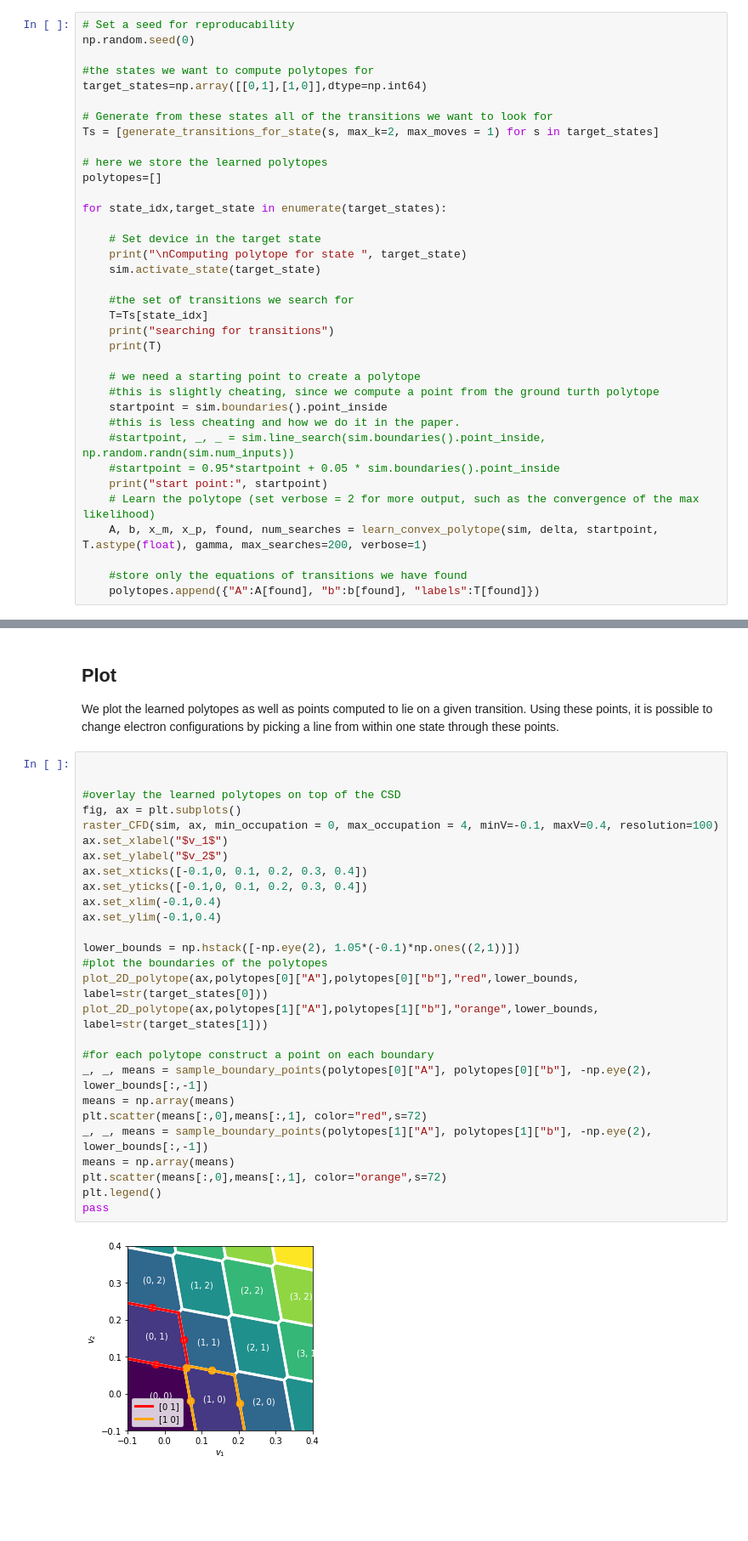
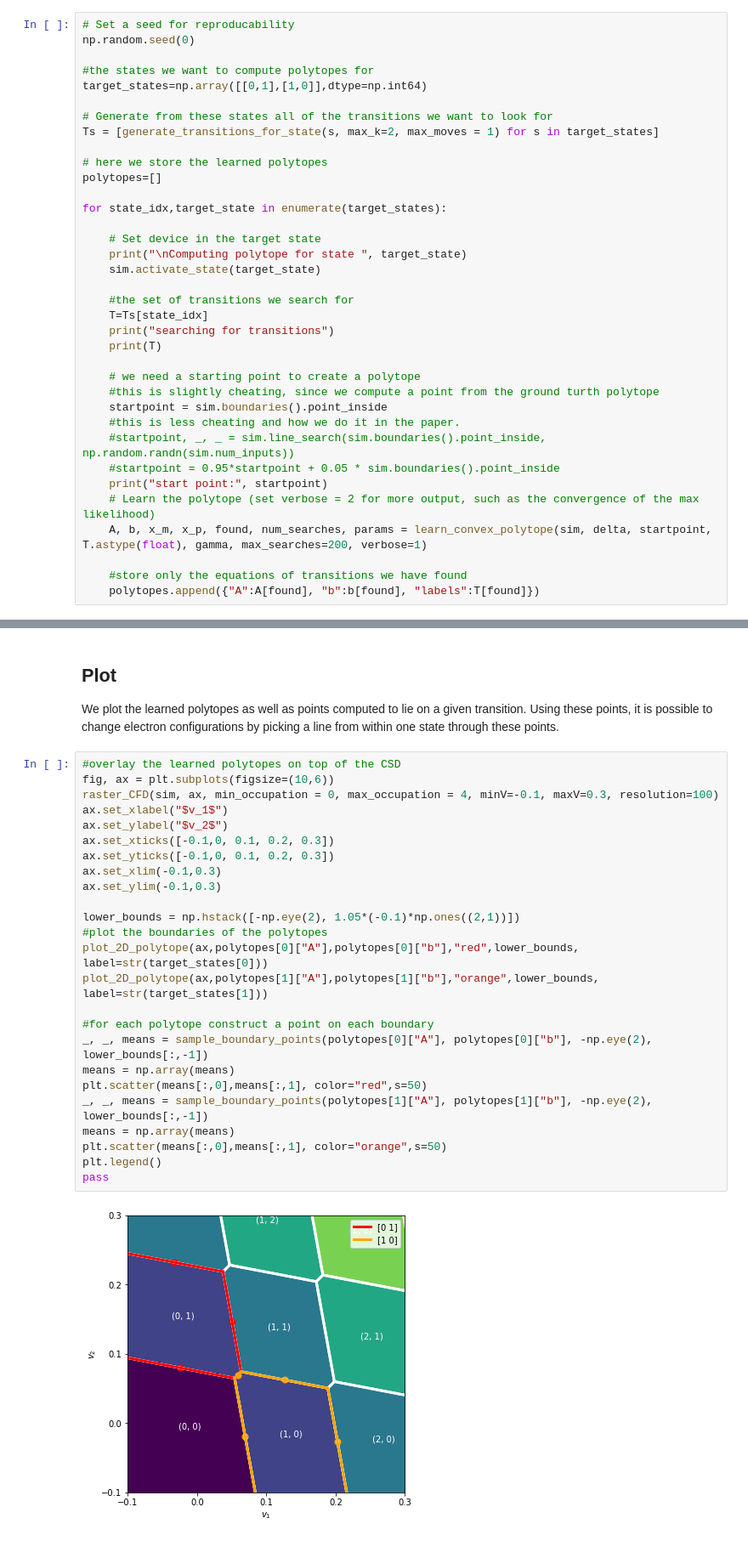
Before and after one commit to Ulfgard/quantum_polytopes, a Jupyter notebook: src/single_electron_pump.ipynb, the cells around one changed output, grey strips where cells are left out. Shown: that part at 85% size. Cells and saved outputs as stored; diff of their text form; blank space fills up the shorter version.

```diff
--- a/src/single_electron_pump.ipynb
+++ b/src/single_electron_pump.ipynb
@@ -235,7 +235,7 @@ for state_idx,target_state in enumerate(target_states):
     #startpoint = 0.95*startpoint + 0.05 * sim.boundaries().point_inside
     print("start point:", startpoint)
     # Learn the polytope (set verbose = 2 for more output, such as the convergence of the max likelihood)
-    A, b, x_m, x_p, found, num_searches = learn_convex_polytope(sim, delta, startpoint, T.astype(float), gamma, max_searches=200, verbose=1)
+    A, b, x_m, x_p, found, num_searches, params = learn_convex_polytope(sim, delta, startpoint, T.astype(float), gamma, max_searches=200, verbose=1)
 
     #store only the equations of transitions we have found
     polytopes.append({"A":A[found], "b":b[found], "labels":T[found]})
@@ -262,31 +262,29 @@ Number of transitions found: 4
 
 We plot the learned polytopes as well as points computed to lie on a given transition. Using these points, it is possible to change electron configurations by picking a line from within one state through these points.
 # %%
-
-
 #overlay the learned polytopes on top of the CSD
-fig, ax = plt.subplots()
-raster_CFD(sim, ax, min_occupation = 0, max_occupation = 4, minV=-0.1, maxV=0.4, resolution=100)
+fig, ax = plt.subplots(figsize=(10,6))
+raster_CFD(sim, ax, min_occupation = 0, max_occupation = 4, minV=-0.1, maxV=0.3, resolution=100)
 ax.set_xlabel("$v_1$")
 ax.set_ylabel("$v_2$")
-ax.set_xticks([-0.1,0, 0.1, 0.2, 0.3, 0.4])
-ax.set_yticks([-0.1,0, 0.1, 0.2, 0.3, 0.4])
-ax.set_xlim(-0.1,0.4)
-ax.set_ylim(-0.1,0.4)
+ax.set_xticks([-0.1,0, 0.1, 0.2, 0.3])
+ax.set_yticks([-0.1,0, 0.1, 0.2, 0.3])
+ax.set_xlim(-0.1,0.3)
+ax.set_ylim(-0.1,0.3)
 
 lower_bounds = np.hstack([-np.eye(2), 1.05*(-0.1)*np.ones((2,1))])
 #plot the boundaries of the polytopes
 plot_2D_polytope(ax,polytopes[0]["A"],polytopes[0]["b"],"red",lower_bounds, label=str(target_states[0]))
 plot_2D_polytope(ax,polytopes[1]["A"],polytopes[1]["b"],"orange",lower_bounds, label=str(target_states[1]))
 
 #for each polytope construct a point on each boundary
 _, _, means = sample_boundary_points(polytopes[0]["A"], polytopes[0]["b"], -np.eye(2), lower_bounds[:,-1])
 means = np.array(means)
-plt.scatter(means[:,0],means[:,1], color="red",s=72)
+plt.scatter(means[:,0],means[:,1], color="red",s=50)
 _, _, means = sample_boundary_points(polytopes[1]["A"], polytopes[1]["b"], -np.eye(2), lower_bounds[:,-1])
 means = np.array(means)
-plt.scatter(means[:,0],means[:,1], color="orange",s=72)
+plt.scatter(means[:,0],means[:,1], color="orange",s=50)
 plt.legend()
 pass
 # %% [output]
-[figure, old version]
+[figure, new version]
```
Also changed, not shown: parts of 1 cell of this notebook, 4 other files.
